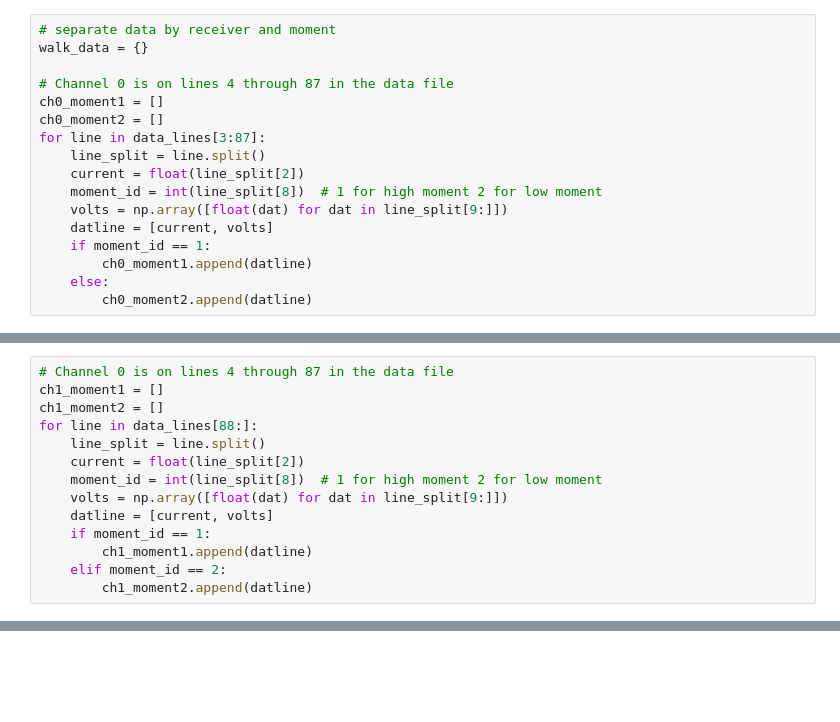
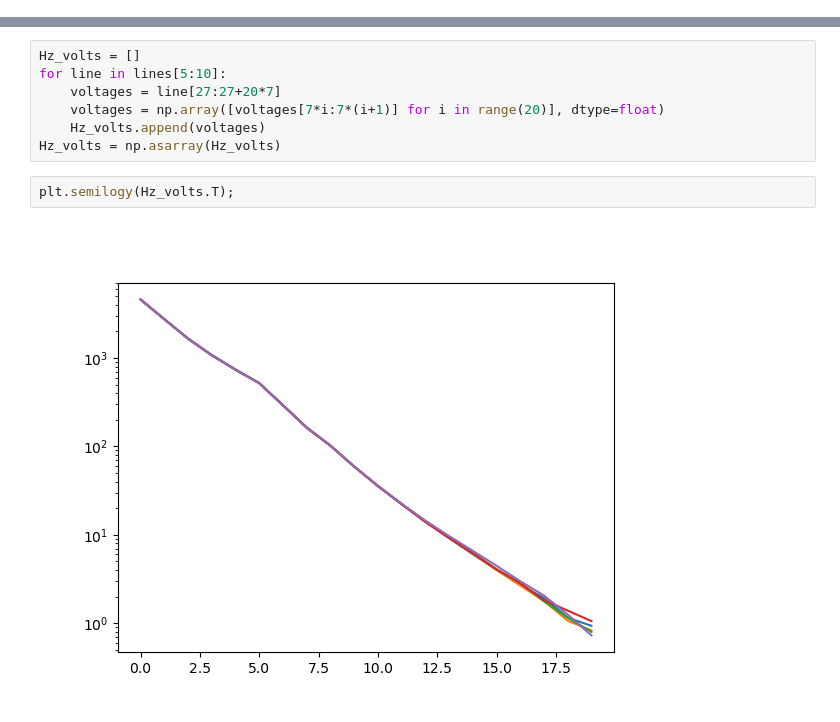
Before and after one commit to jcapriot/gpgn-319, a Jupyter notebook: labs/EM/lab2_scratch.ipynb, the cells around one changed output, grey strips where cells are left out. Saved outputs shown, nothing was run; the diff lists cells and outputs as text; blank space fills up the shorter version.

```diff
--- a/labs/EM/lab2_scratch.ipynb
+++ b/labs/EM/lab2_scratch.ipynb
@@ -163,17 +0,0 @@ n_gates
-# %%
-# separate data by receiver and moment
-walk_data = {}
-
-# Channel 0 is on lines 4 through 87 in the data file
-ch0_moment1 = []
-ch0_moment2 = []
-for line in data_lines[3:87]:
-    line_split = line.split()
-    current = float(line_split[2])
-    moment_id = int(line_split[8])  # 1 for high moment 2 for low moment
-    volts = np.array([float(dat) for dat in line_split[9:]])
-    datline = [current, volts]
-    if moment_id == 1:
-        ch0_moment1.append(datline)
-    else:
-        ch0_moment2.append(datline)
@@ -186,14 +0,0 @@ plt.semilogy(-ch0_moment2[0][1]/ch0_moment2[0][0])
-# %%
-# Channel 0 is on lines 4 through 87 in the data file
-ch1_moment1 = []
-ch1_moment2 = []
-for line in data_lines[88:]:
-    line_split = line.split()
-    current = float(line_split[2])
-    moment_id = int(line_split[8])  # 1 for high moment 2 for low moment
-    volts = np.array([float(dat) for dat in line_split[9:]])
-    datline = [current, volts]
-    if moment_id == 1:
-        ch1_moment1.append(datline)
-    elif moment_id == 2:
-        ch1_moment2.append(datline)
@@ -205,0 +24,11 @@ plt.semilogy(-ch1_moment2[0][1]/ch1_moment2[0][0])
+# %%
+Hz_volts = []
+for line in lines[5:10]:
+    voltages = line[27:27+20*7]
+    voltages = np.array([voltages[7*i:7*(i+1)] for i in range(20)], dtype=float)
+    Hz_volts.append(voltages)
+Hz_volts = np.asarray(Hz_volts)
+# %%
+plt.semilogy(Hz_volts.T);
+# %% [output]
+[figure, added]
```
Also changed, not shown: parts of 50 cells of this notebook, 2 other files.
